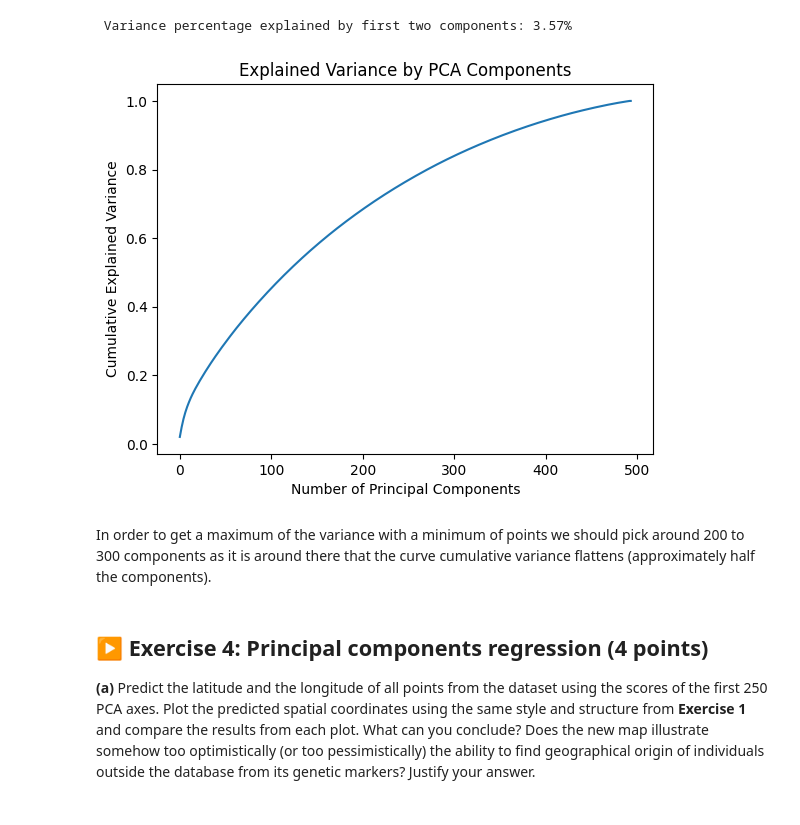
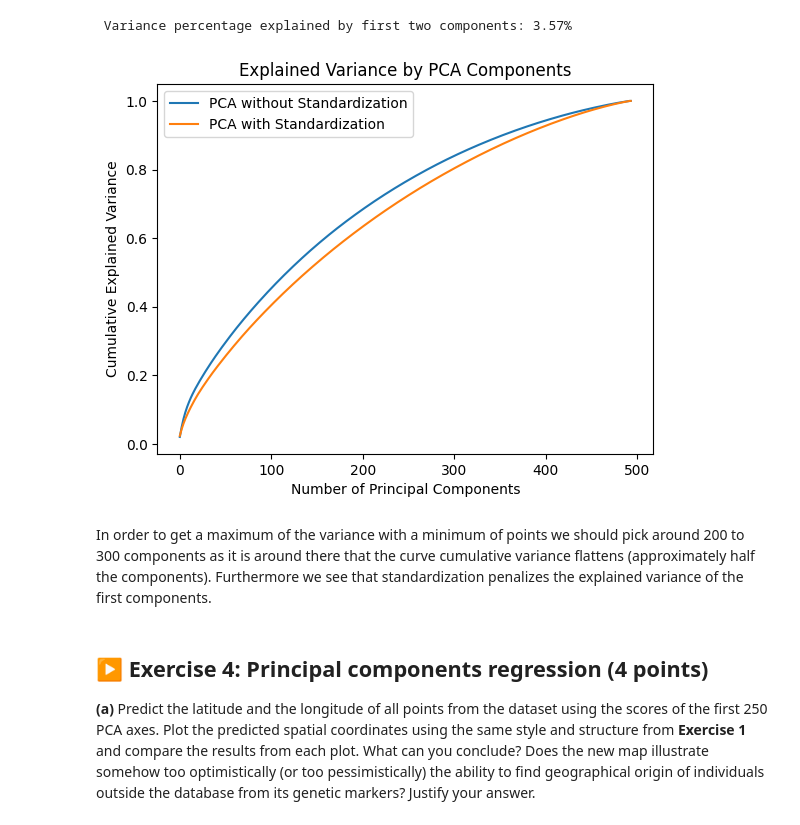
Before and after one commit to Basile-Mouret/ISLA, a Jupyter notebook: TP2/TP2.ipynb, the cells around one changed output. Cells and saved outputs as stored; diff of their text form; code cells hidden in the pictures.

```diff
--- a/TP2/TP2.ipynb
+++ b/TP2/TP2.ipynb
@@ -151,7 +169,7 @@ PCA is a dimensionality reduction algorithm that computes the main directions in
 # %% [markdown]
 **(b)** Use the estimator defined in `sklearn.decomposition.PCA` to do a PCA on the dataset. Plot the first two dimensions of the projected data points on a scatterplot. The scattered points should have different markers and colors depending on which tribe they belong to. You can use the same color/marker style from **Exercise 2** or propose a new one.
 # %%
-pca1 = sklearn.decomposition.PCA()
+pca1 = PCA()
 X_pca1 = pca1.fit_transform(X)
 # %%
 fig, ax = plt.subplots()
@@ -224,15 +243,17 @@ print(f" Variance percentage explained by first two components: {np.sum(pca1.exp
 # %% [output]
  Variance percentage explained by first two components: 3.57%
 # %%
-plt.plot(np.cumsum(pca1.explained_variance_ratio_))
+plt.plot(np.cumsum(pca1.explained_variance_ratio_), label='PCA without Standardization')
+plt.plot(np.cumsum(pca2.explained_variance_ratio_), label='PCA with Standardization')
 plt.xlabel('Number of Principal Components')
 plt.ylabel('Cumulative Explained Variance')
 plt.title('Explained Variance by PCA Components')
+plt.legend()
 plt.show()
 # %% [output]
-[figure, old version]
+[figure, new version]
 # %% [markdown]
-In order to get a maximum of the variance with a minimum of points we should pick around 200 to 300 components as it is around there that the curve cumulative variance flattens (approximately half the components).
+In order to get a maximum of the variance with a minimum of points we should pick around 200 to 300 components as it is around there that the curve cumulative variance flattens (approximately half the components). Furthermore we see that standardization penalizes the explained variance of the first components.
 # %% [markdown]
 ## ▶️ Exercise 4: Principal components regression (4 points)
 
```
Also changed, not shown: parts of 26 cells of this notebook.
